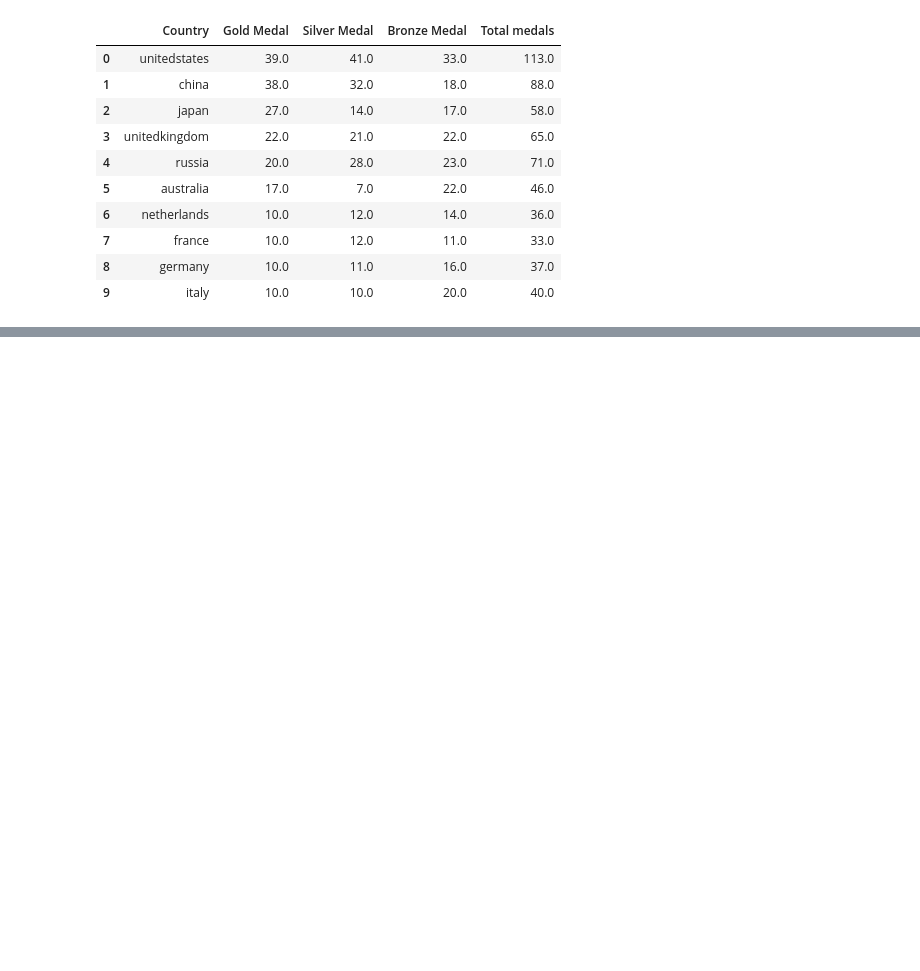
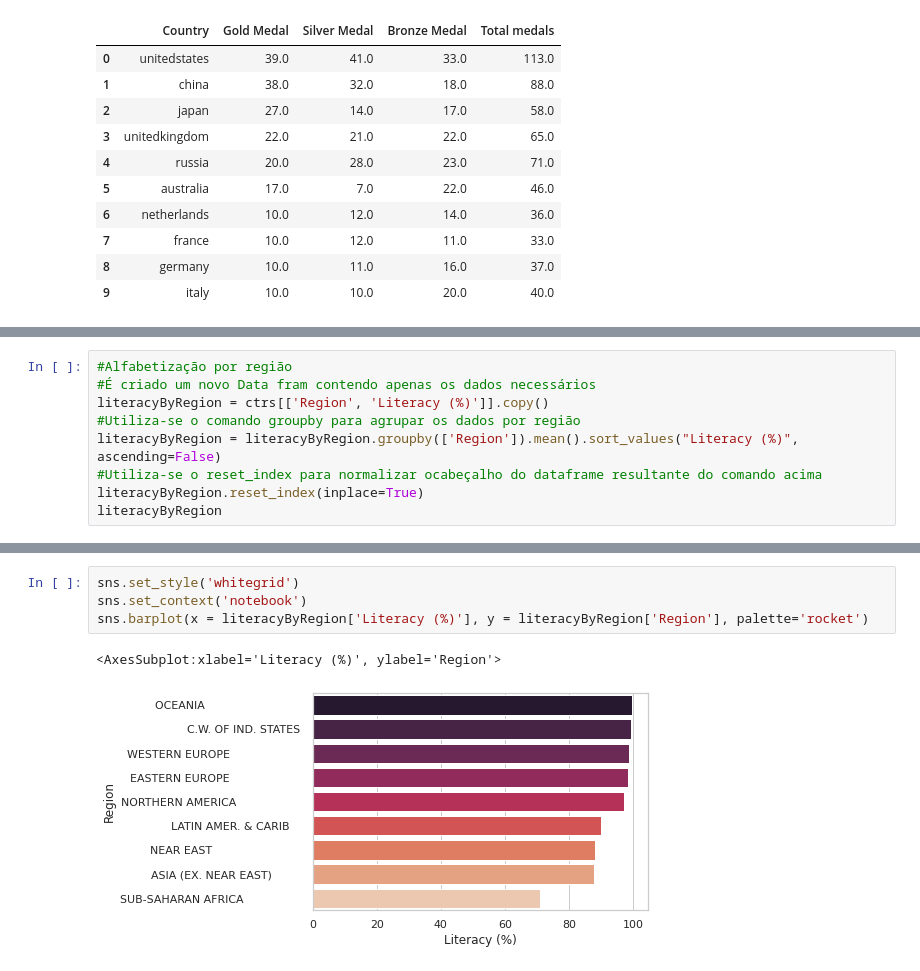
Before and after one commit to HugoVasc/DesafioCIS, a Jupyter notebook: Desafio.ipynb, the cells around one changed output, grey strips where cells are left out. Saved outputs shown, nothing was run; the diff lists cells and outputs as text; blank space fills up the shorter version.

```diff
--- a/Desafio.ipynb
+++ b/Desafio.ipynb
@@ -201,0 +185,9 @@ literacyByRegion.groupby(['Region']).mean()
+# %%
+#Alfabetização por região
+#É criado um novo Data fram contendo apenas os dados necessários
+literacyByRegion = ctrs[['Region', 'Literacy (%)']].copy()
+#Utiliza-se o comando groupby para agrupar os dados por região
+literacyByRegion = literacyByRegion.groupby(['Region']).mean().sort_values("Literacy (%)", ascending=False)
+#Utiliza-se o reset_index para normalizar ocabeçalho do dataframe resultante do comando acima
+literacyByRegion.reset_index(inplace=True)
+literacyByRegion
@@ -201,0 +205,7 @@ literacyByRegion.groupby(['Region']).mean()
+# %%
+sns.set_style('whitegrid')
+sns.set_context('notebook')
+sns.barplot(x = literacyByRegion['Literacy (%)'], y = literacyByRegion['Region'], palette='rocket')
+# %% [output]
+<AxesSubplot:xlabel='Literacy (%)', ylabel='Region'>
+[figure, added]
```
Also changed, not shown: parts of 9 cells of this notebook, 1 other file.
